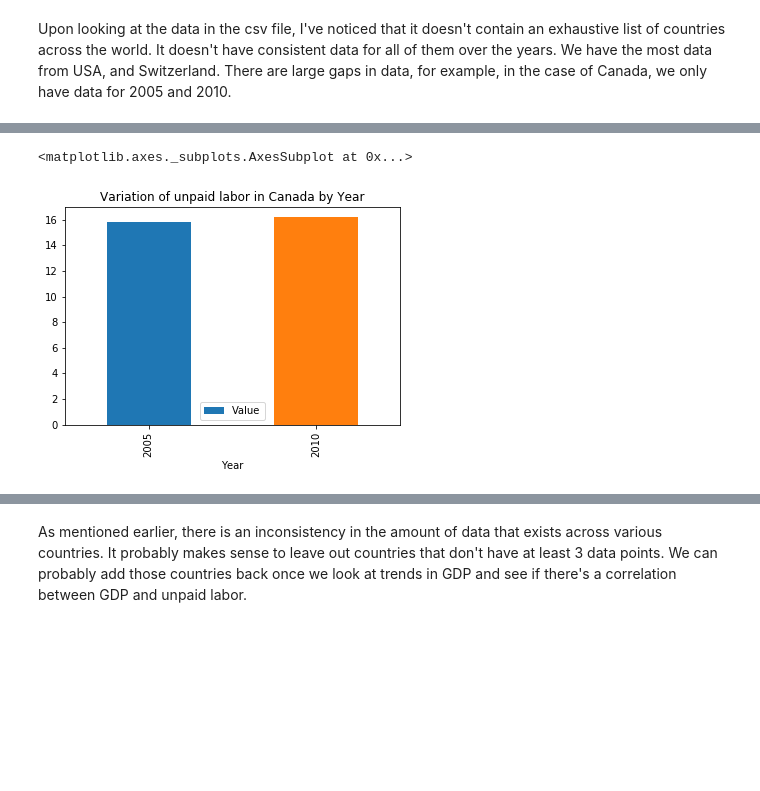
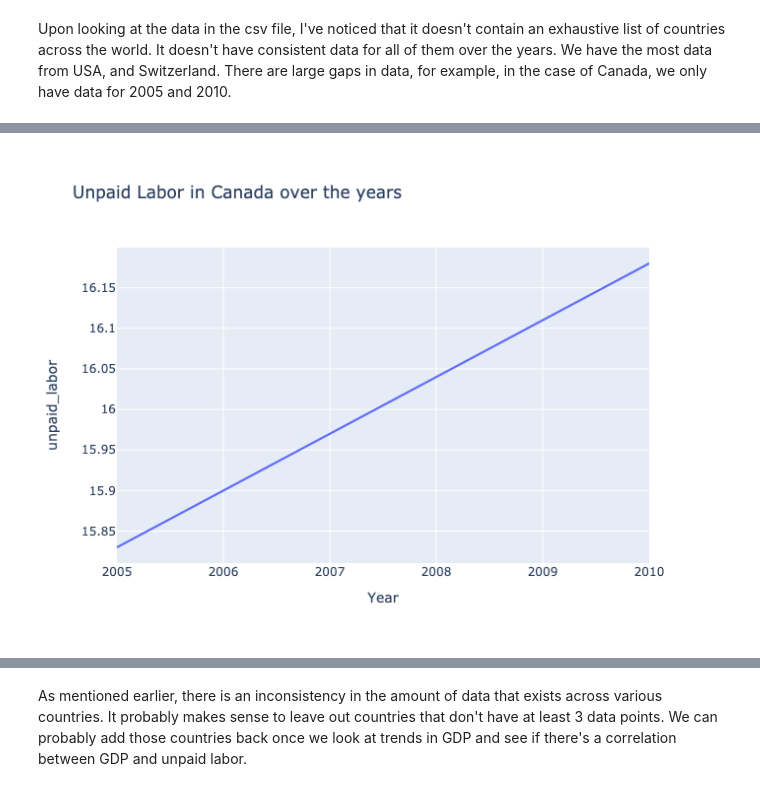
Before and after one commit to anusreeb/unpaid-labor-women, a Jupyter notebook: Unpaid_labor_investigation.ipynb, the cells around one changed output, grey strips where cells are left out. Saved outputs shown, nothing was run; the diff lists cells and outputs as text; code cells hidden in the pictures; blank space fills up the shorter version.

Commit message:
updating graphs and using plotly

```diff
--- a/Unpaid_labor_investigation.ipynb
+++ b/Unpaid_labor_investigation.ipynb
@@ -8,3 +12,13 @@ import pandas as pd
+# %%
+def country_to_continent(country_name):
+    country_continent_name = ""
+    try:
+        country_alpha2 = pc.country_name_to_country_alpha2(country_name)
+        country_continent_code = pc.country_alpha2_to_continent_code(country_alpha2)
+        country_continent_name = pc.convert_continent_code_to_continent_name(country_continent_code)
+    except:
+        country_continent_name = "Other"
+    return country_continent_name
 # %%
 """
 Directly downloading the data from the site into a csv file because there was an issue with the api
@@ -19,5 +33,9 @@ data.head()
 | 2 | Argentina | ARG | 2005 | 16.74 |
 | 3 | Argentina | ARG | 2010 | 23.75 |
 | 4 | Argentina | ARG | 2013 | 23.68 |
+# %%
+data = data.rename(columns={"Value":"unpaid_labor"})
+# %%
+data['continent'] =  data.apply(lambda x: country_to_continent(x['Country Name']),axis=1)
 # %% [markdown]
 Upon looking at the data in the csv file, I've noticed that it doesn't contain an exhaustive list of countries across the world. It doesn't have consistent data for all of them over the years. We have the most data from USA, and Switzerland. There are large gaps in data, for example, in the case of Canada, we only have data for 2005 and 2010.
@@ -39,6 +49,6 @@ df_us.plot(x='Year',y='Value',title='Variation of unpaid labor in USA by Year',k
 # %%
-data[data['Country Code']=='CAN'].plot(x='Year',y='Value',title='Variation of unpaid labor in Canada by Year',kind='bar')
+fig = px.line(data[data['Country Code']=='CAN'], x="Year", y="unpaid_labor", title='Unpaid Labor in Canada over the years')
+fig.show("png")
 # %% [output]
-<matplotlib.axes._subplots.AxesSubplot at 0x...>
-[figure, old version]
+[figure, new version]
 # %%
```
Also changed, not shown: parts of 32 cells of this notebook, 1 other file.
